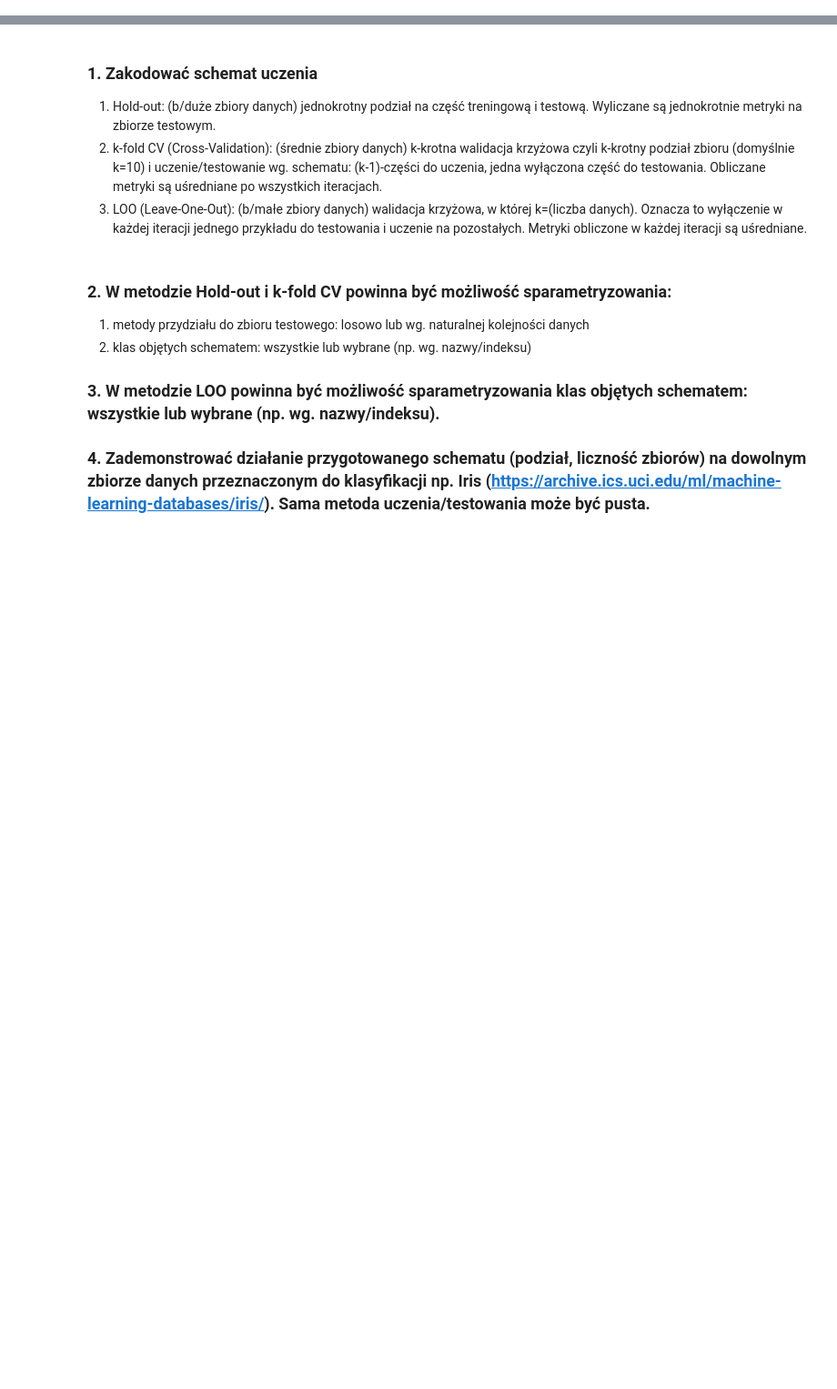
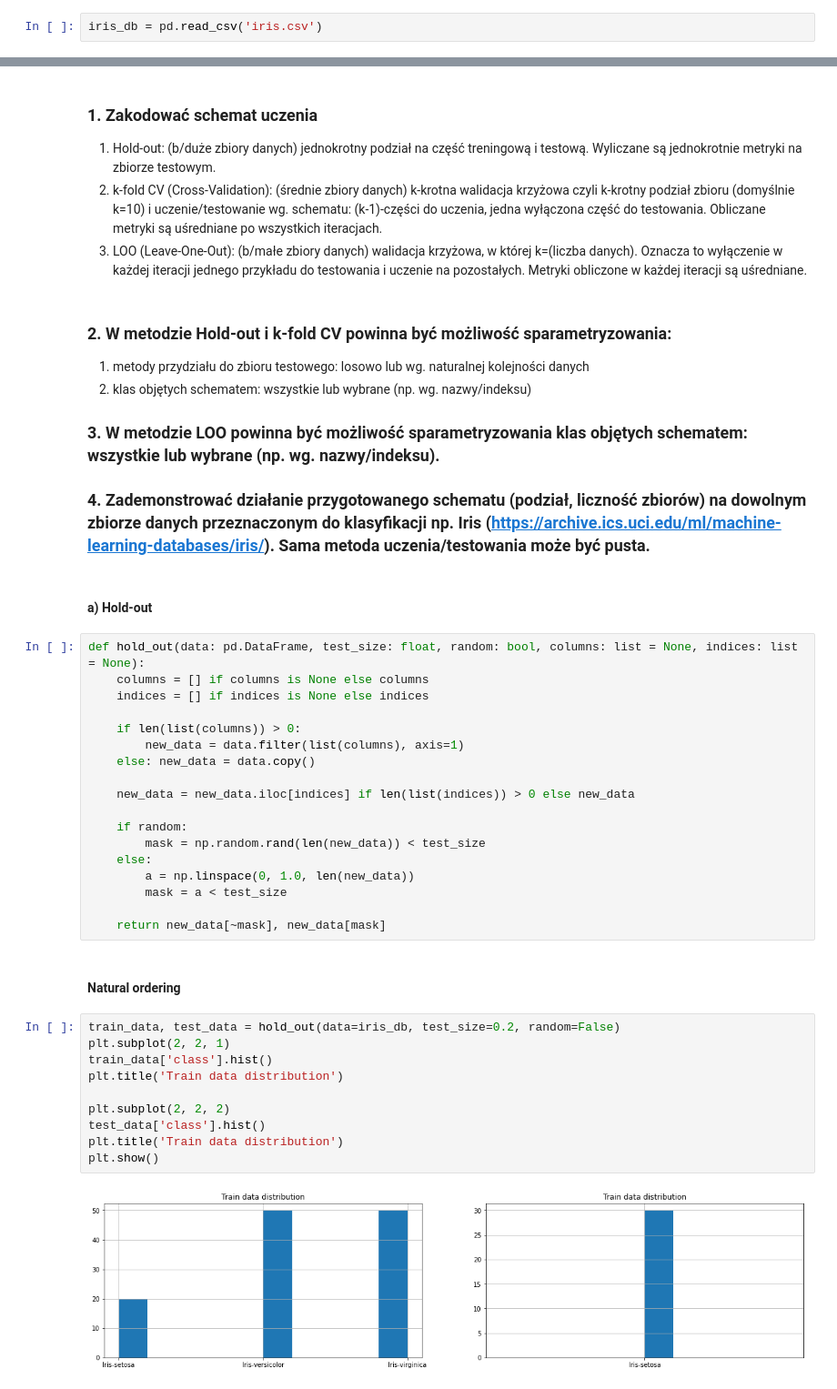
Before and after one commit to pajelonek/machine_learning_course, a Jupyter notebook: Lecture 3 - Learning scheme + metrics/Lab5/Lab5_notebook.ipynb, the cells around one changed output, grey strips where cells are left out. Shown at 91% size. Saved outputs shown, nothing was run; the diff lists cells and outputs as text; blank space fills up the shorter version.

```diff
--- a/Lecture 3 - Learning scheme + metrics/Lab5/Lab5_notebook.ipynb
+++ b/Lecture 3 - Learning scheme + metrics/Lab5/Lab5_notebook.ipynb
@@ -9 +10,3 @@ from matplotlib import pyplot as plt
 plt.rcParams["figure.figsize"]=(20, 10)
+# %%
+iris_db = pd.read_csv('iris.csv')
@@ -29,3 +41,37 @@ plt.rcParams["figure.figsize"]=(20, 10)
 ### 3.	W metodzie LOO powinna być możliwość sparametryzowania klas objętych schematem: wszystkie lub wybrane (np. wg. nazwy/indeksu).
 
 ### 4.	Zademonstrować działanie przygotowanego schematu (podział, liczność zbiorów) na dowolnym zbiorze danych przeznaczonym do klasyfikacji np. Iris (https://archive.ics.uci.edu/ml/machine-learning-databases/iris/). Sama metoda uczenia/testowania może być pusta.
+# %% [markdown]
+#### a) Hold-out
+# %%
+def hold_out(data: pd.DataFrame, test_size: float, random: bool, columns: list = None, indices: list = None):
+    columns = [] if columns is None else columns
+    indices = [] if indices is None else indices
+
+    if len(list(columns)) > 0:
+        new_data = data.filter(list(columns), axis=1)
+    else: new_data = data.copy()
+
+    new_data = new_data.iloc[indices] if len(list(indices)) > 0 else new_data
+
+    if random:
+        mask = np.random.rand(len(new_data)) < test_size
+    else:
+        a = np.linspace(0, 1.0, len(new_data))
+        mask = a < test_size
+
+    return new_data[~mask], new_data[mask]
+# %% [markdown]
+#### Natural ordering
+# %%
+train_data, test_data = hold_out(data=iris_db, test_size=0.2, random=False)
+plt.subplot(2, 2, 1)
+train_data['class'].hist()
+plt.title('Train data distribution')
+
+plt.subplot(2, 2, 2)
+test_data['class'].hist()
+plt.title('Train data distribution')
+plt.show()
+# %% [output]
+[figure, added]
```
Also changed, not shown: parts of 21 cells of this notebook, 1 other file.
